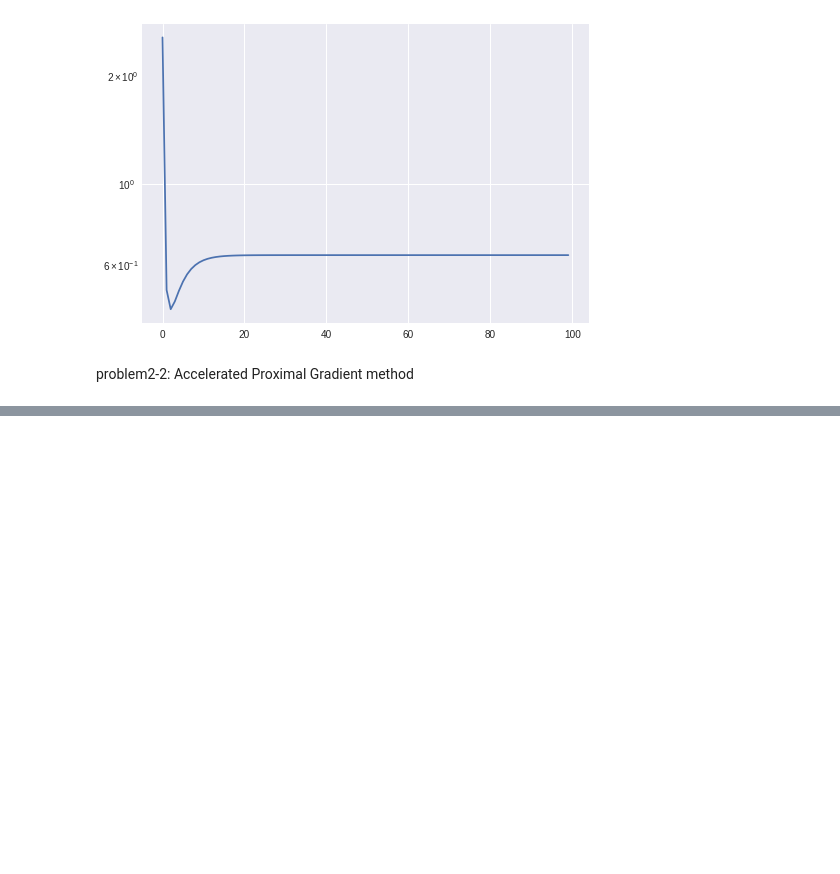
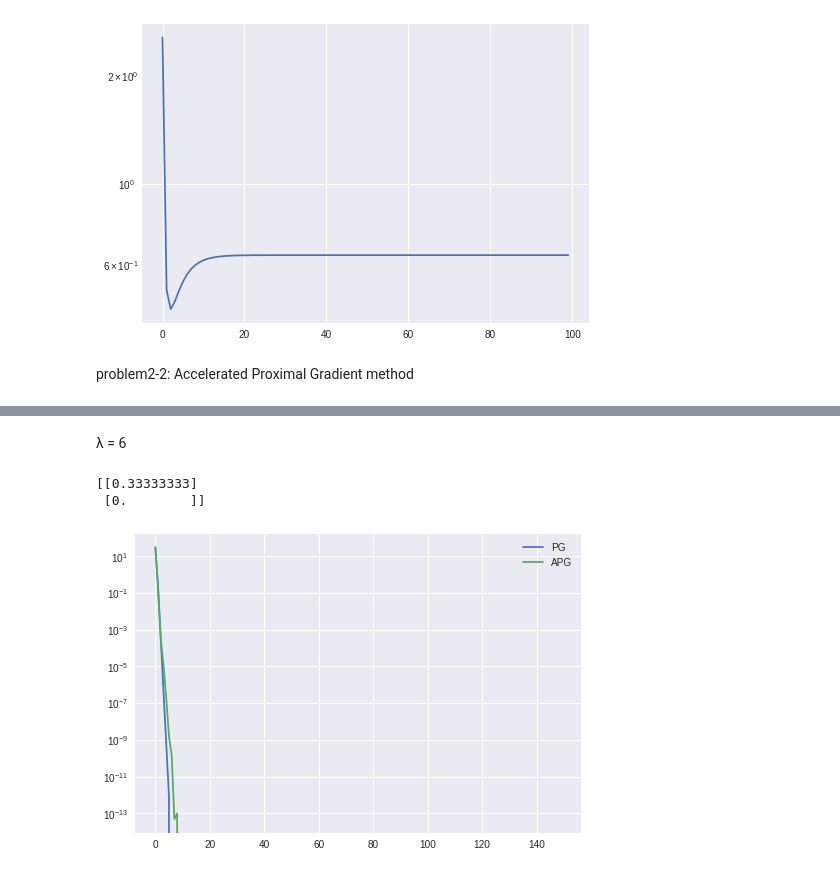
Before and after one commit to zzh43/ML_Midterm_Assignment, a Jupyter notebook: problem2.ipynb, the cells around one changed output, grey strips where cells are left out. Drawn from its saved outputs; the diff is of its cells as text; code cells hidden in the pictures; blank space fills up the shorter version.

```diff
--- a/problem2.ipynb
+++ b/problem2.ipynb
@@ -114,0 +181,64 @@ if __name__ == '__main__':
+# %% [markdown]
+λ = 6
+# %%
+# -*- coding: utf-8 -*-
+
+import numpy as np
+import matplotlib.pyplot as plt
+
+ramuda = 6
+A = np.mat([[3,0.5], [0.5,1]])
+w = np.mat([[3], [-1]])
+myu = np.array([[1], [2]])
+Lipsitz = np.max(np.linalg.eigvals(2 * A))
+
+def f(A, w, myu, ramuda):
+  return (np.dot(np.dot((w - myu).T, A), (w - myu)) + ramuda * np.linalg.norm(w, 1))[0, 0]
+
+def grad(A, w, myu):
+  return 2 * np.dot(A, (w - myu))
+
+def soft_thresh(update, threshold):
+  return np.multiply(np.sign(update), np.maximum(0, np.abs(update) - threshold))
+
+def q(t):
+  return (t - 1) / (t + 2)
+
+if __name__ == '__main__':
+  J_list = []
+  W = []
+  J_list_APG = []
+
+  # PG method
+  for i in range(100):
+    J_list.append(f(A, w, myu, ramuda))
+    W.append((w[0, 0], w[1, 0]))
+    w = soft_thresh(w - grad(A, w, myu) / Lipsitz, ramuda / Lipsitz)
+  J = f(A, w, myu, ramuda)
+  res = []
+  for element in W:
+    res.append(np.linalg.norm((element[0] - w[0,0], element[0] - w[1,0])))
+
+  # APG method
+  w = np.mat([[3],[-1]])
+  J_list_APG.append(f(A, w, myu, ramuda))
+  w_pre = w
+  w = soft_thresh(w-grad(A,w_pre,myu)/Lipsitz, ramuda / Lipsitz)
+  for i in range(1, 150):
+    v = w + q(i) * (w - w_pre)
+    w_pre = w
+    J_list_APG.append(f(A, w, myu, ramuda))
+    w = soft_thresh(v-grad(A, v, myu) / Lipsitz, ramuda / Lipsitz)
+  J_APG = f(A, w, myu, ramuda)
+  print(w)
+
+  # compare with AG in problem2-1
+  plt.yscale('log')
+  plt.plot(J_list - J)
+  plt.plot(J_list_APG - J_APG)
+  plt.legend(['PG', 'APG'])
+  plt.show()
+# %% [output]
+[[0.33333333]
+ [0.        ]]
+[figure, added]
```
Also changed, not shown: parts of 4 cells of this notebook.
